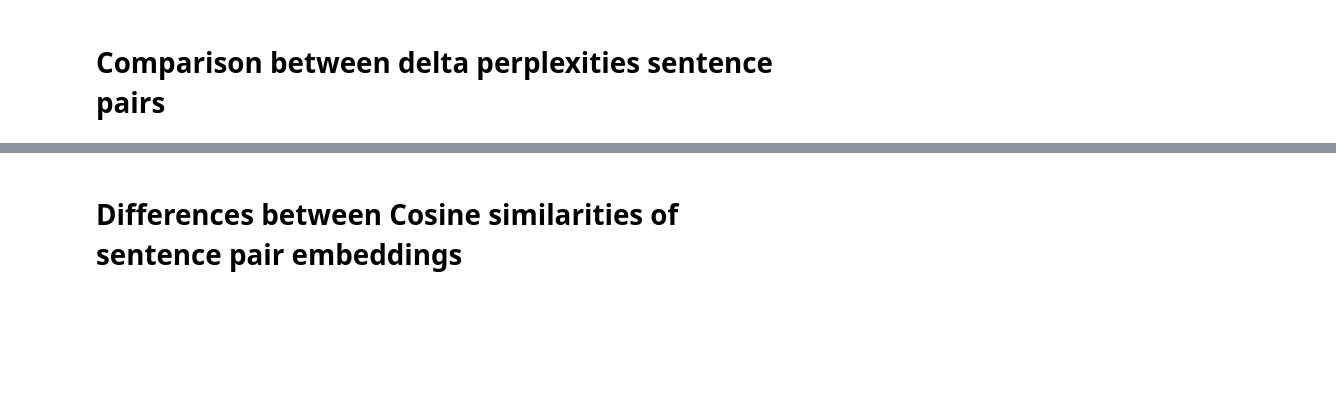
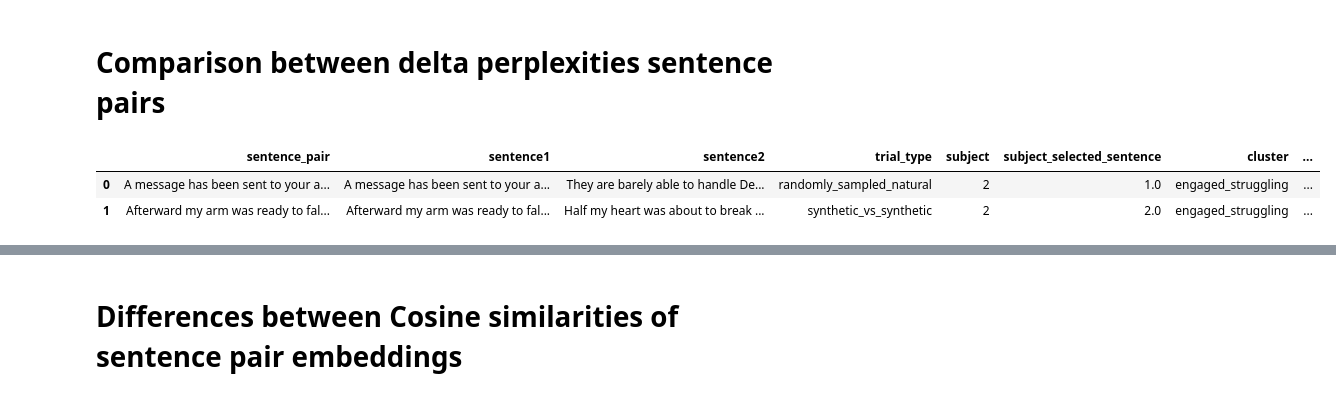
Before and after one commit to LpZamora/contstimlang, a Jupyter notebook: our_code_characterization.ipynb, the cells around one changed output, grey strips where cells are left out. Cells and saved outputs as stored; diff of their text form; code cells hidden in the pictures; blank space fills up the shorter version.

```diff
--- a/our_code_characterization.ipynb
+++ b/our_code_characterization.ipynb
@@ -330,7 +379,11 @@ plt.show()
 # %% [markdown]
 # Comparison between delta perplexities sentence pairs
 # %%
-df
+df.head(2)
+# %% [output]
+|  | sentence_pair | sentence1 | sentence2 | trial_type | subject | subject_selected_sentence | cluster | ... |
+| 0 | A message has been sent to your a... | A message has been sent to your a... | They are barely able to handle De... | randomly_sampled_natural | 2 | 1.0 | engaged_struggling | ... |
+| 1 | Afterward my arm was ready to fal... | Afterward my arm was ready to fal... | Half my heart was about to break ... | synthetic_vs_synthetic | 2 | 2.0 | engaged_struggling | ... |
 # %%
 # Initialize the tokenizer and model again for safety
 tokenizer = GPT2Tokenizer.from_pretrained("gpt2")
```
Also changed, not shown: parts of 17 cells of this notebook, 1 other file.
